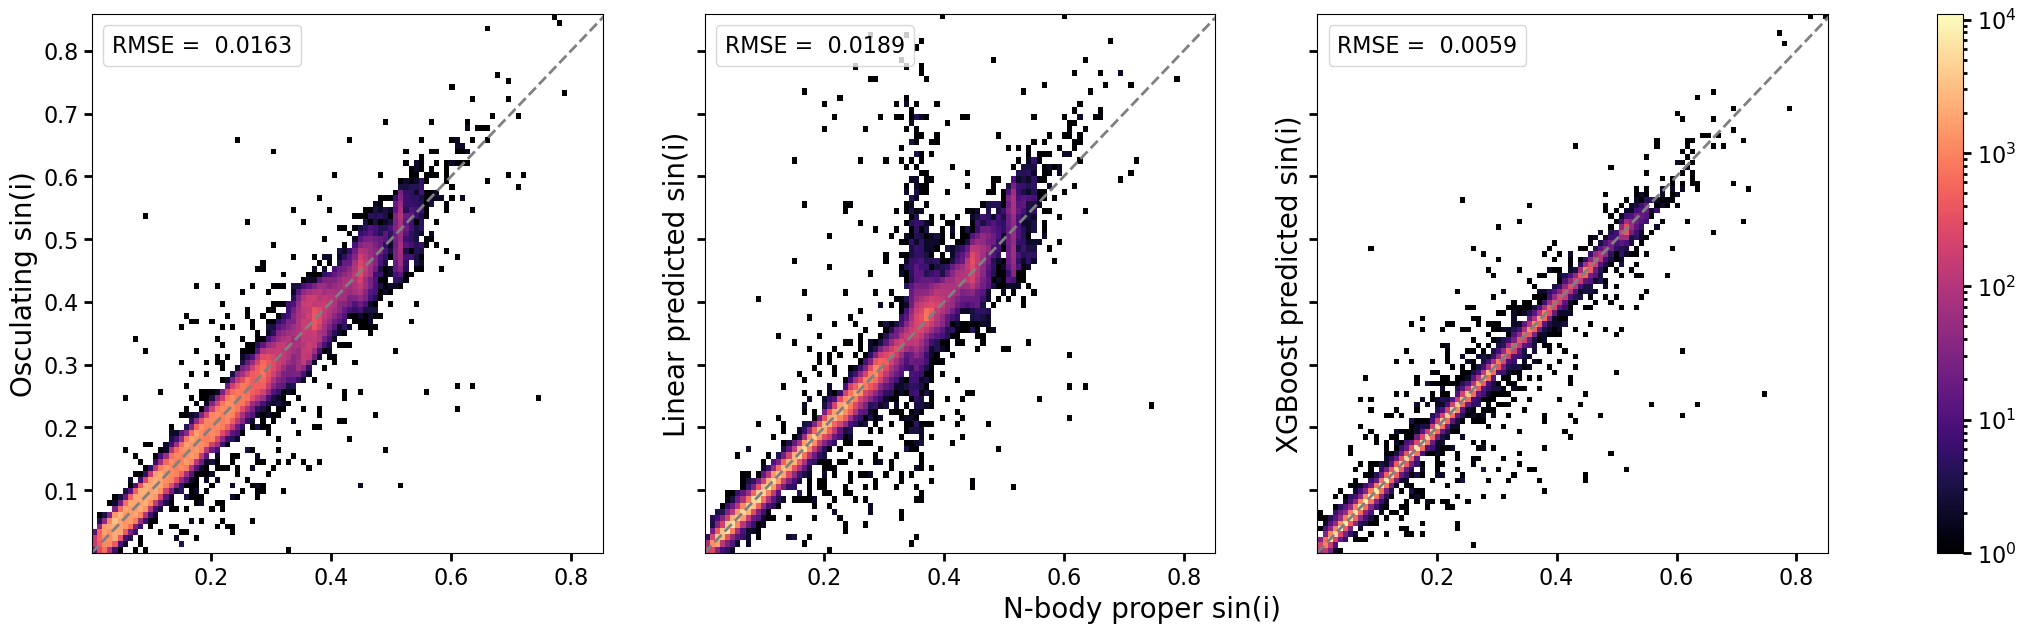
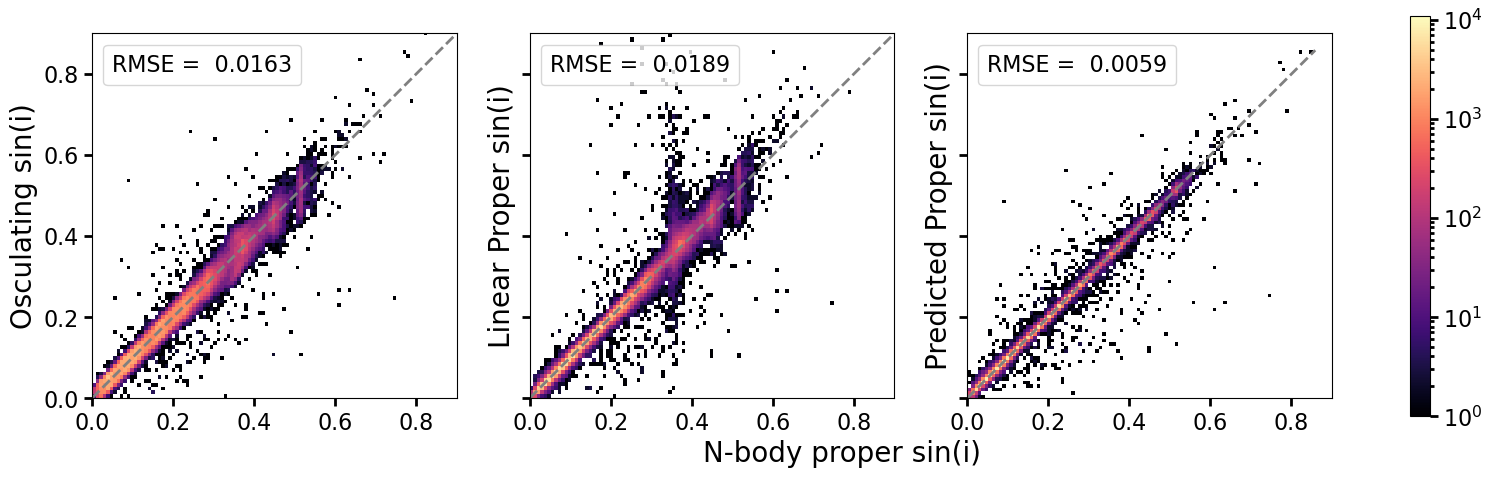
The change to this notebook cell's code, shown as a diff; its figure went from the first image to the second:
--- before
+++ after
@@ -7,5 +7,5 @@
 })
 
-fig, axs = plt.subplots(1, 3, figsize=(28, 7), sharex=True, sharey=True)
+fig, axs = plt.subplots(1, 3, figsize=(20, 5.2), sharex=True, sharey=True)
 bins = 100
 cmap = mpl.cm.magma
@@ -34,11 +34,14 @@
 		handlelength=0,
 		handletextpad=0)
-	
+	ax.set_aspect(1)
+	ax.set_xlim(0,0.9)
+	ax.set_ylim(0,0.9)
+
 	if i == 0:
 		ax.set_ylabel("Osculating sin(i)")
 	elif i == 1:
-		ax.set_ylabel("Linear predicted sin(i)")
+		ax.set_ylabel("Linear Proper sin(i)")
 	else:
-		ax.set_ylabel("XGBoost predicted sin(i)")
+		ax.set_ylabel("Predicted Proper sin(i)")
 
 	ax.tick_params(axis='both')

Commit: clean up data folder and increase plot font sizes